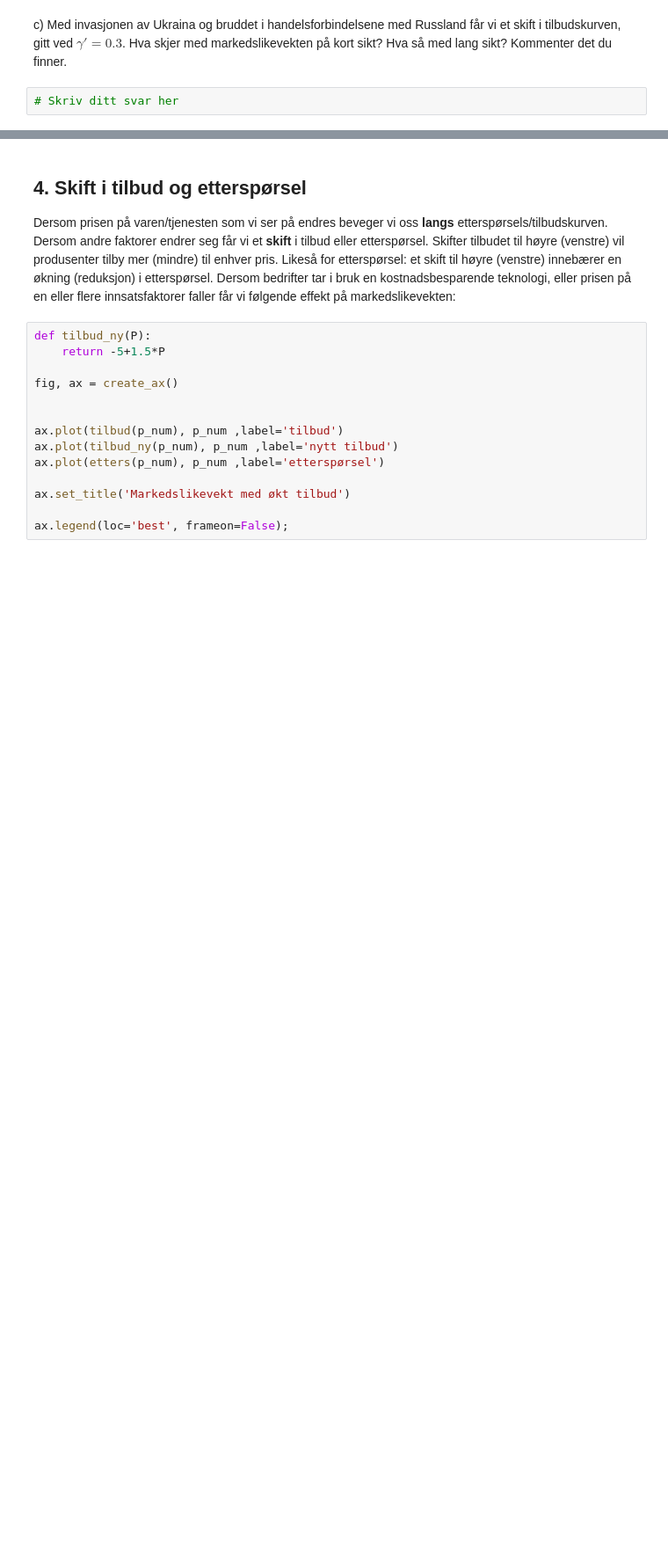
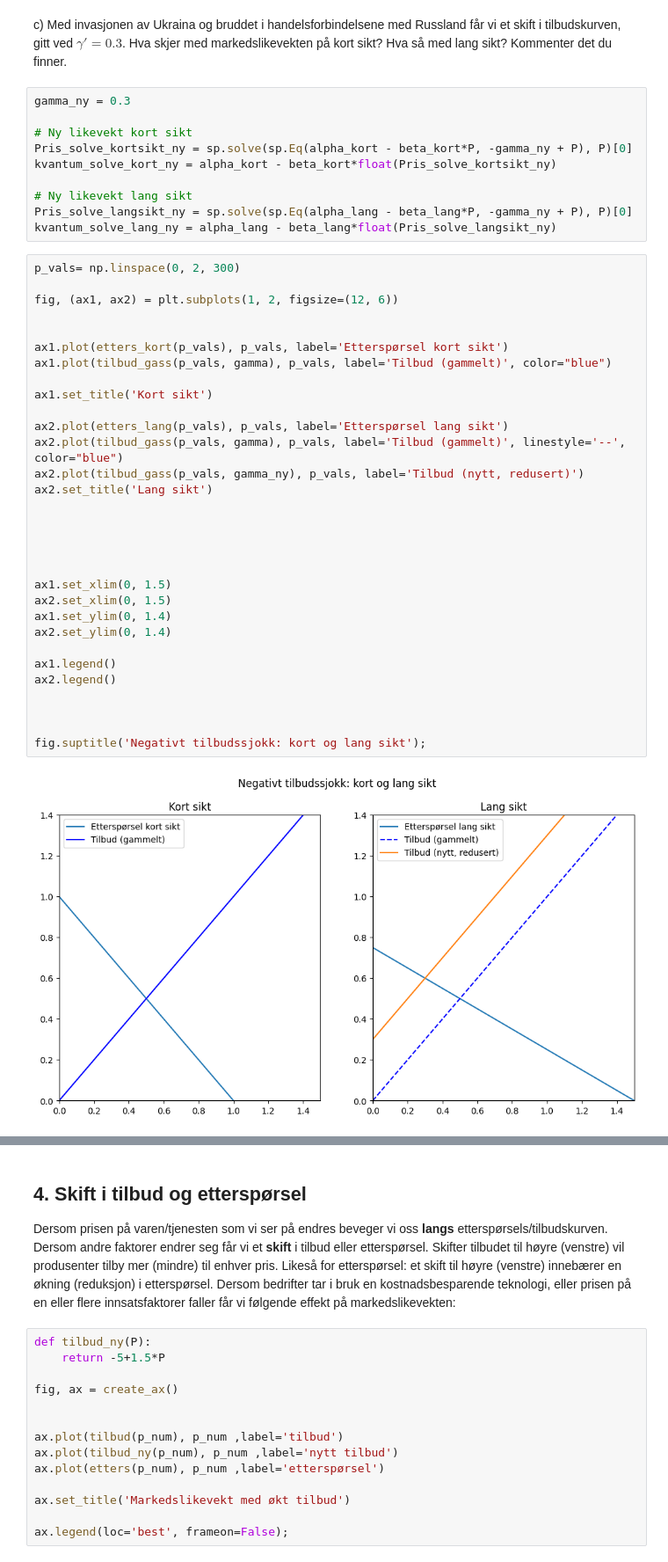
Before and after one commit to uit-sok-1303-v26/uit-sok-1303.v26.github.io, a Jupyter notebook: Markedsteori - Kapittel 8.ipynb, the cells around one changed output, grey strips where cells are left out. Shown at 88% size. Drawn from its saved outputs; the diff is of its cells as text; blank space fills up the shorter version.

```diff
--- a/Markedsteori - Kapittel 8.ipynb
+++ b/Markedsteori - Kapittel 8.ipynb
@@ -772,4 +826,45 @@ b) Tilbudet av gass er gitt ved $Q^T = -\gamma + P$. Anta at $\gamma = 0$ i utga
 # %% [markdown]
 c) Med invasjonen av Ukraina og bruddet i handelsforbindelsene med Russland får vi et skift i tilbudskurven, gitt ved $\gamma' = 0.3$. Hva skjer med markedslikevekten på kort sikt? Hva så med lang sikt? Kommenter det du finner.
 # %%
-# Skriv ditt svar her
+gamma_ny = 0.3
+
+# Ny likevekt kort sikt
+Pris_solve_kortsikt_ny = sp.solve(sp.Eq(alpha_kort - beta_kort*P, -gamma_ny + P), P)[0]
+kvantum_solve_kort_ny = alpha_kort - beta_kort*float(Pris_solve_kortsikt_ny)
+
+# Ny likevekt lang sikt
+Pris_solve_langsikt_ny = sp.solve(sp.Eq(alpha_lang - beta_lang*P, -gamma_ny + P), P)[0]
+kvantum_solve_lang_ny = alpha_lang - beta_lang*float(Pris_solve_langsikt_ny)
+# %%
+p_vals= np.linspace(0, 2, 300)
+
+fig, (ax1, ax2) = plt.subplots(1, 2, figsize=(12, 6))
+
+
+ax1.plot(etters_kort(p_vals), p_vals, label='Etterspørsel kort sikt')
+ax1.plot(tilbud_gass(p_vals, gamma), p_vals, label='Tilbud (gammelt)', color="blue")
+
+ax1.set_title('Kort sikt')
+
+ax2.plot(etters_lang(p_vals), p_vals, label='Etterspørsel lang sikt')
+ax2.plot(tilbud_gass(p_vals, gamma), p_vals, label='Tilbud (gammelt)', linestyle='--', color="blue")
+ax2.plot(tilbud_gass(p_vals, gamma_ny), p_vals, label='Tilbud (nytt, redusert)')
+ax2.set_title('Lang sikt')
+
+
+
+
+
+ax1.set_xlim(0, 1.5)
+ax2.set_xlim(0, 1.5)
+ax1.set_ylim(0, 1.4)
+ax2.set_ylim(0, 1.4)
+
+ax1.legend()
+ax2.legend()
+
+
+
+fig.suptitle('Negativt tilbudssjokk: kort og lang sikt');
+# %% [output]
+[figure, added]
```
Also changed, not shown: parts of 5 cells of this notebook.
